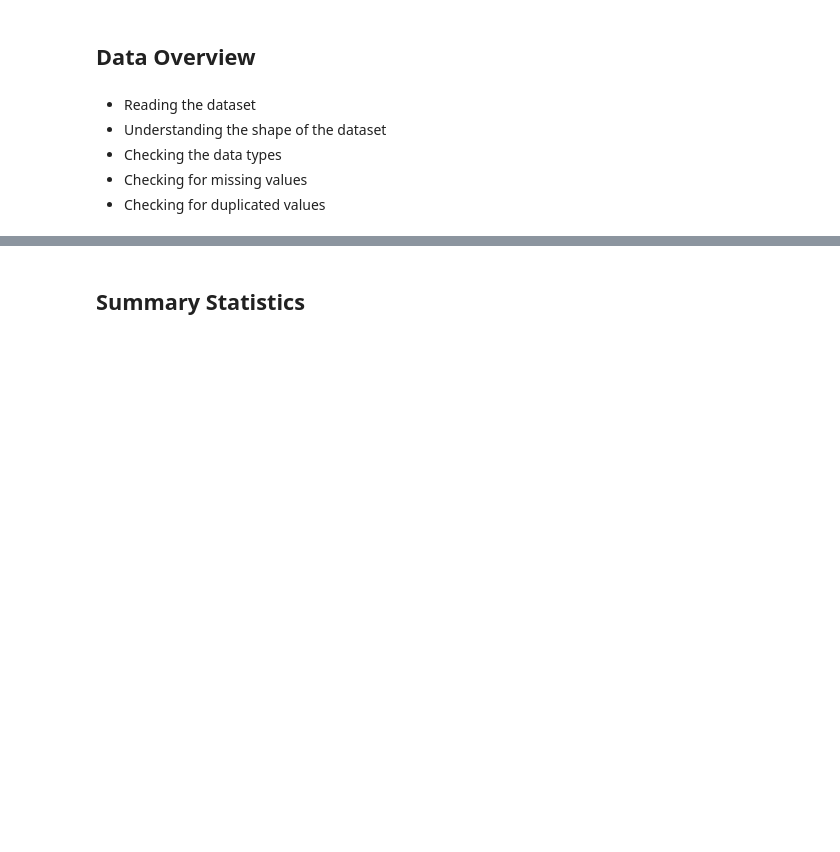
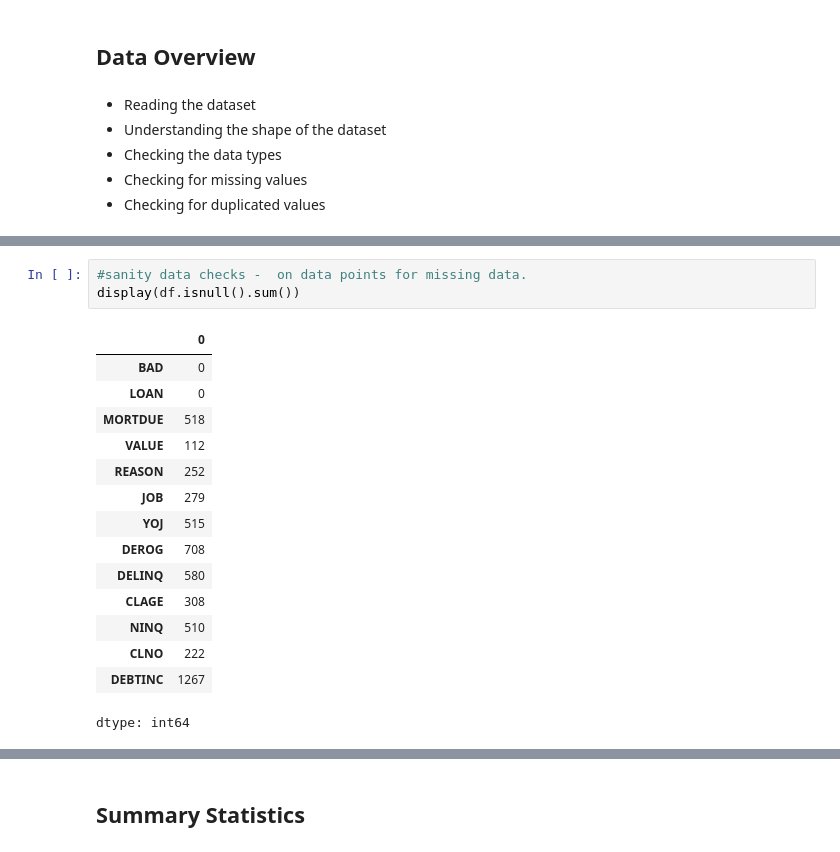
Before and after one commit to emailtosanj/ADSP_LAIEDM, a Jupyter notebook: adsp_laiedm/capstone/loan_default_prediction/Capstone_Project_Reference_Notebook_Loan_Default_Prediction_Full_Code.ipynb, the cells around one changed output, grey strips where cells are left out. Saved outputs shown, nothing was run; the diff lists cells and outputs as text; blank space fills up the shorter version.

```diff
--- a/adsp_laiedm/capstone/loan_default_prediction/Capstone_Project_Reference_Notebook_Loan_Default_Prediction_Full_Code.ipynb
+++ b/adsp_laiedm/capstone/loan_default_prediction/Capstone_Project_Reference_Notebook_Loan_Default_Prediction_Full_Code.ipynb
@@ -78,0 +158,19 @@ The Home Equity dataset (HMEQ) contains baseline and loan performance informatio
+# %%
+#sanity data checks -  on data points for missing data.
+display(df.isnull().sum())
+# %% [output]
+|  | 0 |
+| BAD | 0 |
+| LOAN | 0 |
+| MORTDUE | 518 |
+| VALUE | 112 |
+| REASON | 252 |
+| JOB | 279 |
+| YOJ | 515 |
+| DEROG | 708 |
+| DELINQ | 580 |
+| CLAGE | 308 |
+| NINQ | 510 |
+| CLNO | 222 |
+| DEBTINC | 1267 |
+dtype: int64
```
Also changed, not shown: parts of 12 cells of this notebook.
